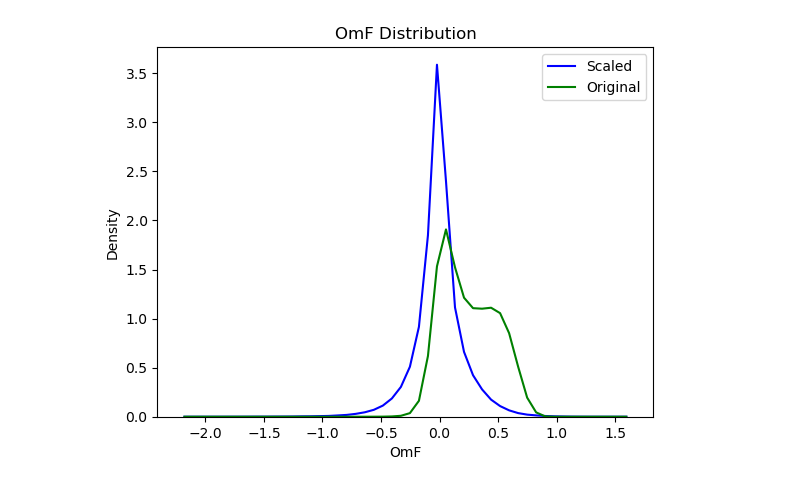
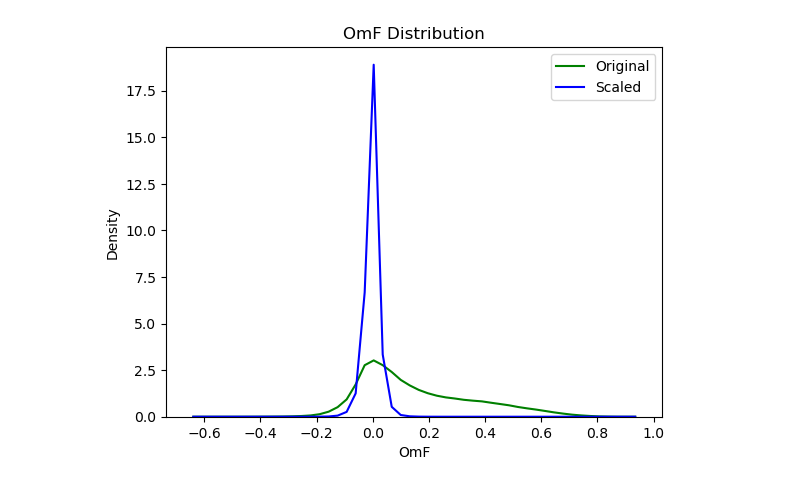
Before and after one commit to amfox37/GEOSldas_diagnostics, a Jupyter notebook: Jupyter/ASCAT_scaling_plotter.ipynb, the cells around one changed output. Cells and saved outputs as stored; diff of their text form; code cells hidden in the pictures.

```diff
--- a/Jupyter/ASCAT_scaling_plotter.ipynb
+++ b/Jupyter/ASCAT_scaling_plotter.ipynb
@@ -10,8 +10,8 @@ from mapper_functions import plot_na
 
 from my_functions import read_obsfcstana
 # %%
-path = '/discover/nobackup/amfox/Experiments/ASCAT_scale_test_debug_v2/ASCAT_M36/output/SMAP_EASEv2_M36_GLOBAL/ana/ens_avg/Y2015/M06/'
-file_name_start = 'ASCAT_M36.ens_avg.ldas_ObsFcstAna.201506'
+path = '/discover/nobackup/amfox/Experiments/OLv7_M36_ascat/OLv7_M36_ascat/output/SMAP_EASEv2_M36_GLOBAL/ana/ens_avg/Y2015/M04/'
+file_name_start = 'OLv7_M36_ascat.ens_avg.ldas_ObsFcstAna.2015040'
 printflag = False
 
 date_time, obs_species, obs_tilenum, obs_lon, obs_lat, obs_obs, obs_obsvar, obs_fcst, obs_fcstvar, obs_ana, obs_anavar = read_obsfcstana(path, file_name_start, printflag)
@@ -31,6 +20,6 @@ date_time
 # %%
-path = '/discover/nobackup/amfox/Experiments/ASCAT_noscale_test_debug/ASCAT_M36/output/SMAP_EASEv2_M36_GLOBAL/ana/ens_avg/Y2015/M06/'
-file_name_start = 'ASCAT_M36.ens_avg.ldas_ObsFcstAna.201506'
+path = '/discover/nobackup/amfox/Experiments/ASCAT_test_new_scaling/ASCAT_test_new_scaling/output/SMAP_EASEv2_M36_GLOBAL/ana/ens_avg/Y2015/M04/'
+file_name_start = 'ASCAT_test_new_scaling.ens_avg.ldas_ObsFcstAna.2015040'
 printflag = False
 
 date_time2, obs_species2, obs_tilenum2, obs_lon2, obs_lat2, obs_obs2, obs_obsvar2, obs_fcst2, obs_fcstvar2, obs_ana2, obs_anavar2 = read_obsfcstana(path, file_name_start, printflag)
@@ -143,30 +132,30 @@ plot_global(obarray2, True, 'Original_OmF')
 # %%
 # Generate data
 data1 = omf
 data2 = omf2
 
 # Plot histogram as a line
 fig, ax = plt.subplots()
 
 combined_data = np.concatenate([data1, data2])
 bin_edges = np.linspace(np.min(combined_data), np.max(combined_data), 51)
 
 n1, bins, patches = ax.hist(data1, density=True, bins=bin_edges, alpha=0)
 n2, bins, patches = ax.hist(data2, density=True, bins=bin_edges, alpha=0)
 
-ax.plot((bins[:-1] + bins[1:]) / 2, n2, color='green', label='Original')
-ax.plot((bins[:-1] + bins[1:]) / 2, n1, color='blue', label='Scaled')
+ax.plot((bins[:-1] + bins[1:]) / 2, n1, color='green', label='Original')
+ax.plot((bins[:-1] + bins[1:]) / 2, n2, color='blue', label='Scaled')
 
 # Add labels and title
 ax.set_xlabel('OmF')
 ax.set_ylabel('Density')
 ax.set_title('OmF Distribution')
 ax.legend()
 
 # Show plot
 plt.show()
 # %% [output]
-[figure, old version]
+[figure, new version]
 # %%
 # Generate data
 data1 = obs_obs
```
Also changed, not shown: parts of 22 cells of this notebook, 1 other file.
